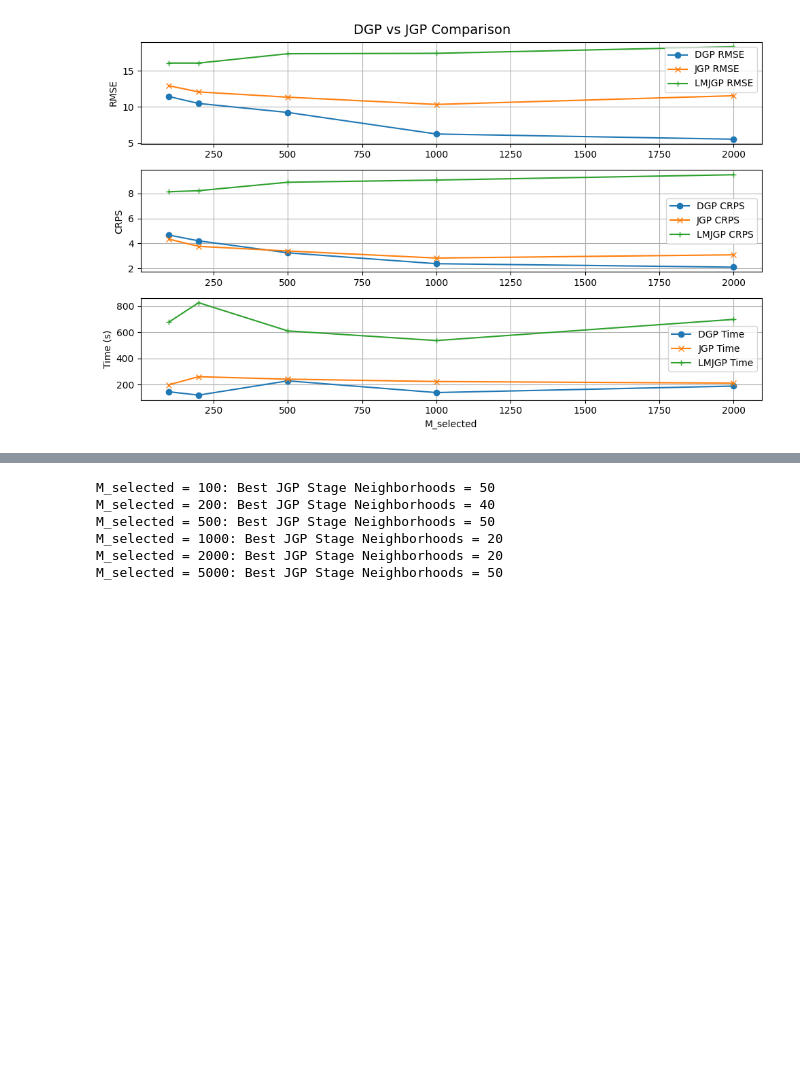
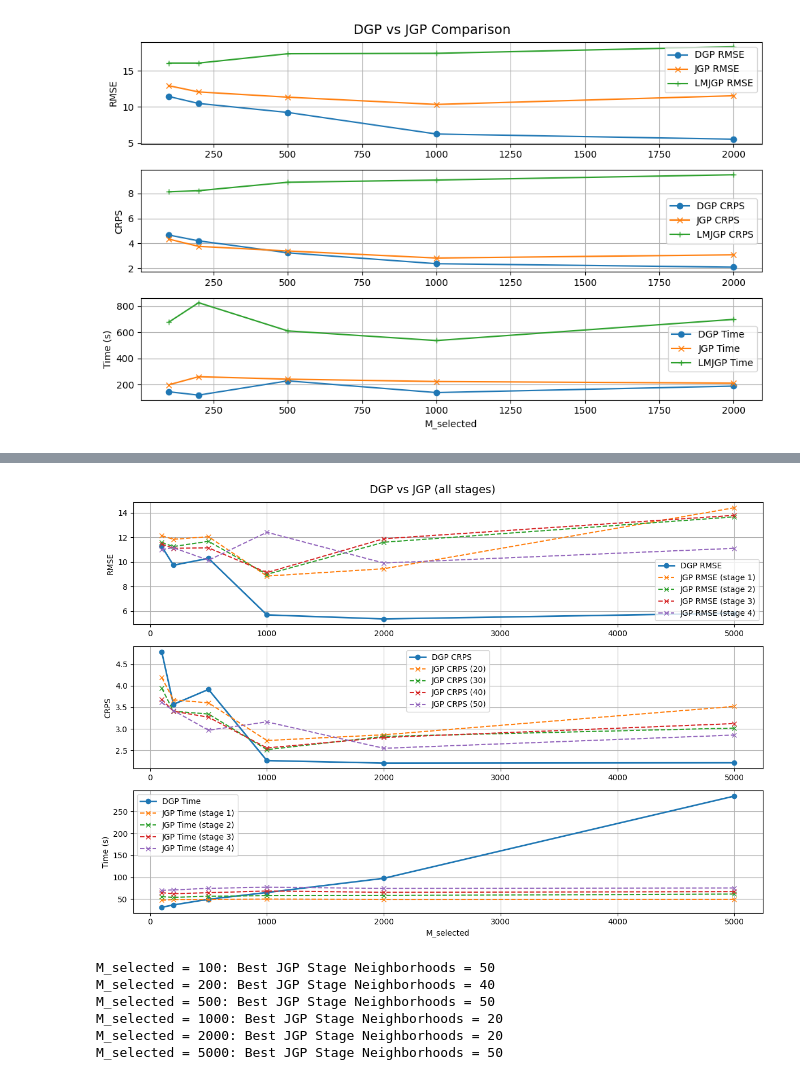
Before and after one commit to crushonyfg/DJGP, a Jupyter notebook: new_dataset_test.ipynb, the cells around one changed output, grey strips where cells are left out. Drawn from its saved outputs; the diff is of its cells as text; code cells hidden in the pictures; blank space fills up the shorter version.

```diff
--- a/new_dataset_test.ipynb
+++ b/new_dataset_test.ipynb
@@ -1378,3 +1381,80 @@ ValueError: setting an array element with a sequence. The requested array has an
+# %%
+import matplotlib.pyplot as plt
+import numpy as np
+
+# 加载数据
+with open("OHTDataset\\test500\\res_OHTDataset.pkl", "rb") as f:
+    loaded_list = pickle.load(f)
+
+data = loaded_list
+M_values = [entry['M_selected'] for entry in data]
+
+# DGP 指标
+rmse_dgp = [entry['res_dgp']['rmse'] for entry in data]
+crps_dgp = [entry['res_dgp']['crps'] for entry in data]
+time_dgp = [entry['res_dgp']['run_time'] for entry in data]
+
+# JGP - 提取所有阶段数据
+def to_float(x):
+    return x.item() if hasattr(x, 'item') else x
+
+# 初始化存储每个阶段的数据
+jgp_rmse_all = [[] for _ in range(4)]
+jgp_crps_all = [[] for _ in range(4)]
+jgp_time_all = [[] for _ in range(4)]
+
+for entry in data:
+    for i, res in enumerate(entry['res_jgp']):
+        jgp_rmse_all[i].append(to_float(res[0]))
+        jgp_crps_all[i].append(to_float(res[1]))
+        jgp_time_all[i].append(to_float(res[2]))
+
+# ----------- 绘图 ------------------
+plt.figure(figsize=(12, 8))
+M_cand = [20,30,40,50]
+
+# 1. RMSE
+plt.subplot(3, 1, 1)
+plt.plot(M_values, rmse_dgp, label="DGP RMSE", marker='o', linewidth=2)
+for i in range(4):
+    plt.plot(M_values, jgp_rmse_all[i],
+             label=f"JGP RMSE (stage {i+1})",
+             marker='x',
+             linestyle='--')
+plt.ylabel("RMSE")
+plt.legend()
+plt.grid(True)
+
+# 2. CRPS
+plt.subplot(3, 1, 2)
+plt.plot(M_values, crps_dgp, label="DGP CRPS", marker='o', linewidth=2)
+for i in range(4):
+    plt.plot(M_values, jgp_crps_all[i],
+             label=f"JGP CRPS ({M_cand[i]})",
+             marker='x',
+             linestyle='--')
+plt.ylabel("CRPS")
+plt.legend()
+plt.grid(True)
+
+# 3. Run Time
+plt.subplot(3, 1, 3)
+plt.plot(M_values, time_dgp, label="DGP Time", marker='o', linewidth=2)
+for i in range(4):
+    plt.plot(M_values, jgp_time_all[i],
+             label=f"JGP Time (stage {i+1})",
+             marker='x',
+             linestyle='--')
+plt.xlabel("M_selected")
+plt.ylabel("Time (s)")
+plt.legend()
+plt.grid(True)
+
+plt.tight_layout()
+plt.suptitle("DGP vs JGP (all stages)", fontsize=14, y=1.02)
+plt.show()
+# %% [output]
+[figure, added]
 # %%
 # 假设 data 是你已有的结果列表
 data = loaded_list
```
Also changed, not shown: parts of 22 cells of this notebook.
